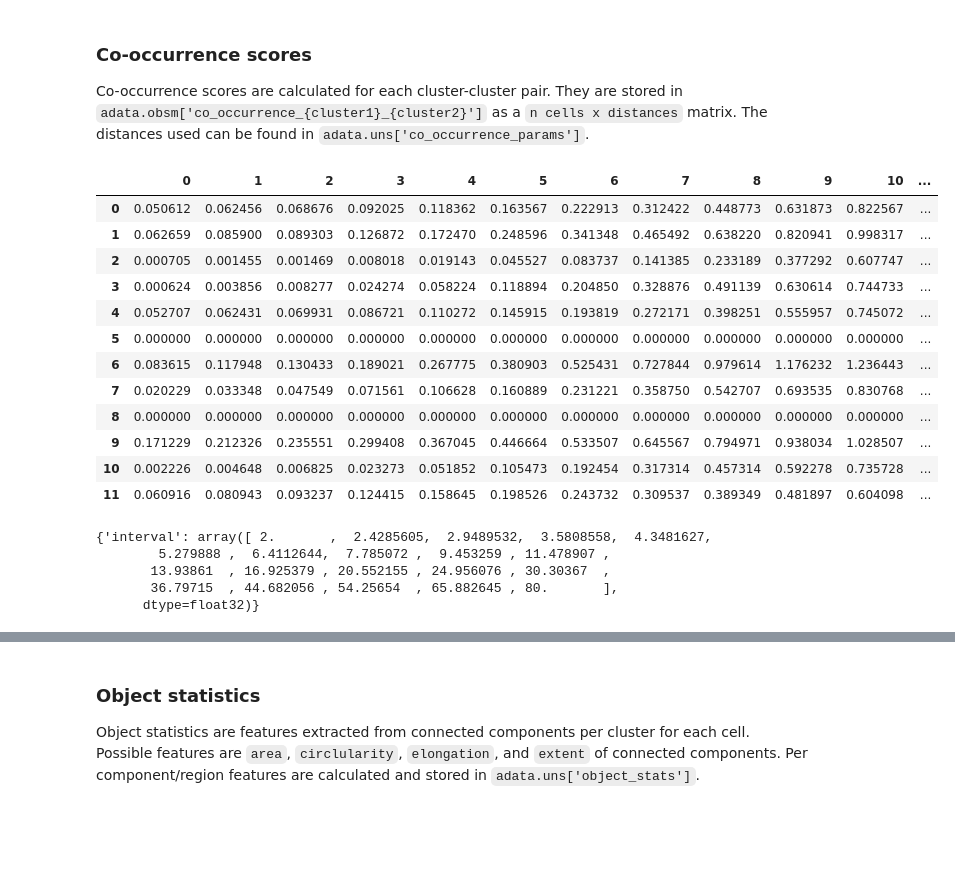
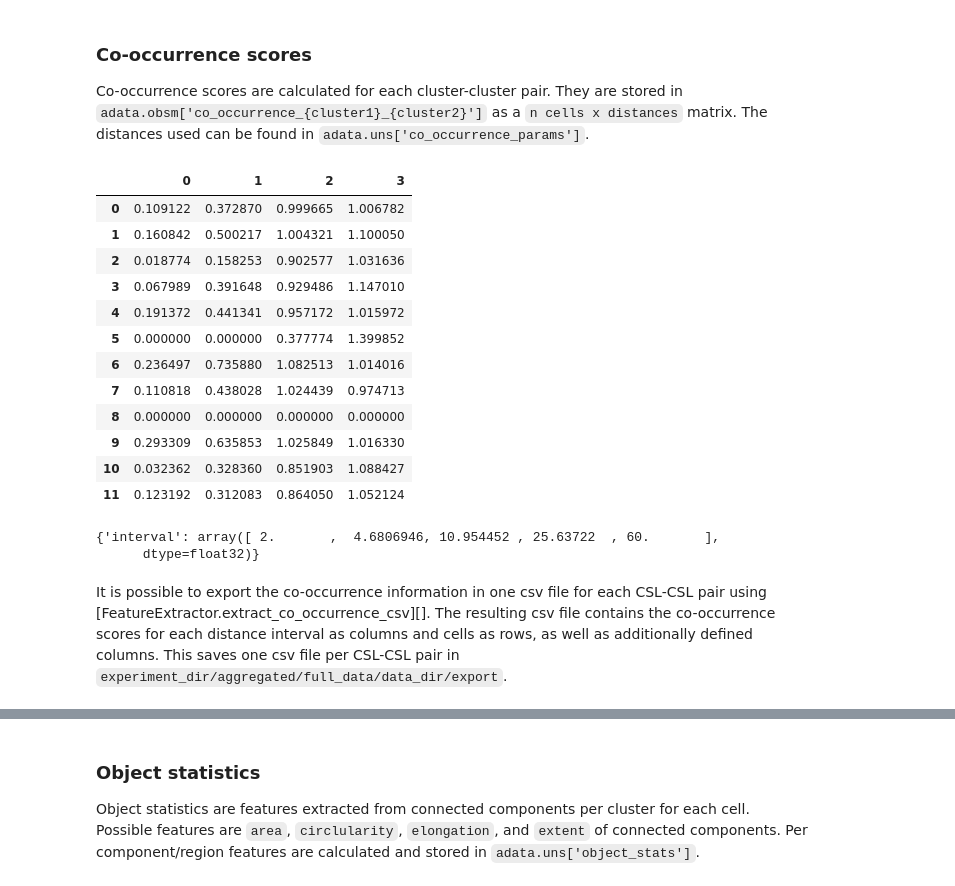
Before and after one commit to theislab/campa, a Jupyter notebook: notebooks/extract_features.ipynb, the cells around one changed output, grey strips where cells are left out. Saved outputs shown, nothing was run; the diff lists cells and outputs as text; code cells hidden in the pictures; blank space fills up the shorter version.

```diff
--- a/notebooks/extract_features.ipynb
+++ b/notebooks/extract_features.ipynb
@@ -147,6 +90,6 @@ The `FeatureExtractor` class loads this `anndata` object and provides convenienc
 # %%
-# load data
-exp = Experiment.from_dir("test/CondVAE_pert-CC")
+# load features for each data_dir
+exp = Experiment.from_dir("test_pre_trained/CondVAE_pert-CC")
 extrs = [
     FeatureExtractor.from_adata(
         os.path.join(exp.full_path, "aggregated/full_data", data_dir, "features_annotation.h5ad")
@@ -285,25 +292,30 @@ Co-occurrence scores are calculated for each cluster-cluster pair.
 They are stored in `adata.obsm['co_occurrence_{cluster1}_{cluster2}']` as a `n cells x distances` matrix.
 The distances used can be found in `adata.uns['co_occurrence_params']`.
 # %%
-display(extrs[0].adata.obsm["co_occurrence_Nuclear periphery_Nuclear speckles"])
+extr = extrs[0]
+display(extr.adata.obsm["co_occurrence_Nuclear periphery_Nuclear speckles"])
 
-print(extrs[0].adata.uns["co_occurrence_params"])
+print(extr.adata.uns["co_occurrence_params"])
 # %% [output]
-|  | 0 | 1 | 2 | 3 | 4 | 5 | 6 | 7 | 8 | 9 | 10 | ... |
-| 0 | 0.050612 | 0.062456 | 0.068676 | 0.092025 | 0.118362 | 0.163567 | 0.222913 | 0.312422 | 0.448773 | 0.631873 | 0.822567 | ... |
-| 1 | 0.062659 | 0.085900 | 0.089303 | 0.126872 | 0.172470 | 0.248596 | 0.341348 | 0.465492 | 0.638220 | 0.820941 | 0.998317 | ... |
-| 2 | 0.000705 | 0.001455 | 0.001469 | 0.008018 | 0.019143 | 0.045527 | 0.083737 | 0.141385 | 0.233189 | 0.377292 | 0.607747 | ... |
-| 3 | 0.000624 | 0.003856 | 0.008277 | 0.024274 | 0.058224 | 0.118894 | 0.204850 | 0.328876 | 0.491139 | 0.630614 | 0.744733 | ... |
-| 4 | 0.052707 | 0.062431 | 0.069931 | 0.086721 | 0.110272 | 0.145915 | 0.193819 | 0.272171 | 0.398251 | 0.555957 | 0.745072 | ... |
-| 5 | 0.000000 | 0.000000 | 0.000000 | 0.000000 | 0.000000 | 0.000000 | 0.000000 | 0.000000 | 0.000000 | 0.000000 | 0.000000 | ... |
-| 6 | 0.083615 | 0.117948 | 0.130433 | 0.189021 | 0.267775 | 0.380903 | 0.525431 | 0.727844 | 0.979614 | 1.176232 | 1.236443 | ... |
-| 7 | 0.020229 | 0.033348 | 0.047549 | 0.071561 | 0.106628 | 0.160889 | 0.231221 | 0.358750 | 0.542707 | 0.693535 | 0.830768 | ... |
-| 8 | 0.000000 | 0.000000 | 0.000000 | 0.000000 | 0.000000 | 0.000000 | 0.000000 | 0.000000 | 0.000000 | 0.000000 | 0.000000 | ... |
-| 9 | 0.171229 | 0.212326 | 0.235551 | 0.299408 | 0.367045 | 0.446664 | 0.533507 | 0.645567 | 0.794971 | 0.938034 | 1.028507 | ... |
-| 10 | 0.002226 | 0.004648 | 0.006825 | 0.023273 | 0.051852 | 0.105473 | 0.192454 | 0.317314 | 0.457314 | 0.592278 | 0.735728 | ... |
-| 11 | 0.060916 | 0.080943 | 0.093237 | 0.124415 | 0.158645 | 0.198526 | 0.243732 | 0.309537 | 0.389349 | 0.481897 | 0.604098 | ... |
+|  | 0 | 1 | 2 | 3 |
+| 0 | 0.109122 | 0.372870 | 0.999665 | 1.006782 |
+| 1 | 0.160842 | 0.500217 | 1.004321 | 1.100050 |
+| 2 | 0.018774 | 0.158253 | 0.902577 | 1.031636 |
+| 3 | 0.067989 | 0.391648 | 0.929486 | 1.147010 |
+| 4 | 0.191372 | 0.441341 | 0.957172 | 1.015972 |
+| 5 | 0.000000 | 0.000000 | 0.377774 | 1.399852 |
+| 6 | 0.236497 | 0.735880 | 1.082513 | 1.014016 |
+| 7 | 0.110818 | 0.438028 | 1.024439 | 0.974713 |
+| 8 | 0.000000 | 0.000000 | 0.000000 | 0.000000 |
+| 9 | 0.293309 | 0.635853 | 1.025849 | 1.016330 |
+| 10 | 0.032362 | 0.328360 | 0.851903 | 1.088427 |
+| 11 | 0.123192 | 0.312083 | 0.864050 | 1.052124 |
-{'interval': array([ 2.       ,  2.4285605,  2.9489532,  3.5808558,  4.3481627,
-        5.279888 ,  6.4112644,  7.785072 ,  9.453259 , 11.478907 ,
-       13.93861  , 16.925379 , 20.552155 , 24.956076 , 30.30367  ,
-       36.79715  , 44.682056 , 54.25654  , 65.882645 , 80.       ],
+{'interval': array([ 2.       ,  4.6806946, 10.954452 , 25.63722  , 60.       ],
       dtype=float32)}
+# %% [markdown]
+It is possible to export the co-occurrence information in one csv file for each CSL-CSL pair using [FeatureExtractor.extract_co_occurrence_csv][].
+The resulting csv file contains the co-occurrence scores for each distance interval as columns and cells as rows,
+as well as additionally defined columns.
+This saves one csv file per CSL-CSL pair in `experiment_dir/aggregated/full_data/data_dir/export`.
+
+[FeatureExtractor.extract_intensity_csv]: ../classes/campa.tl.FeatureExtractor.extract_co_occurrence_csv.rst
```
Also changed, not shown: parts of 41 cells of this notebook, 10 other files.
